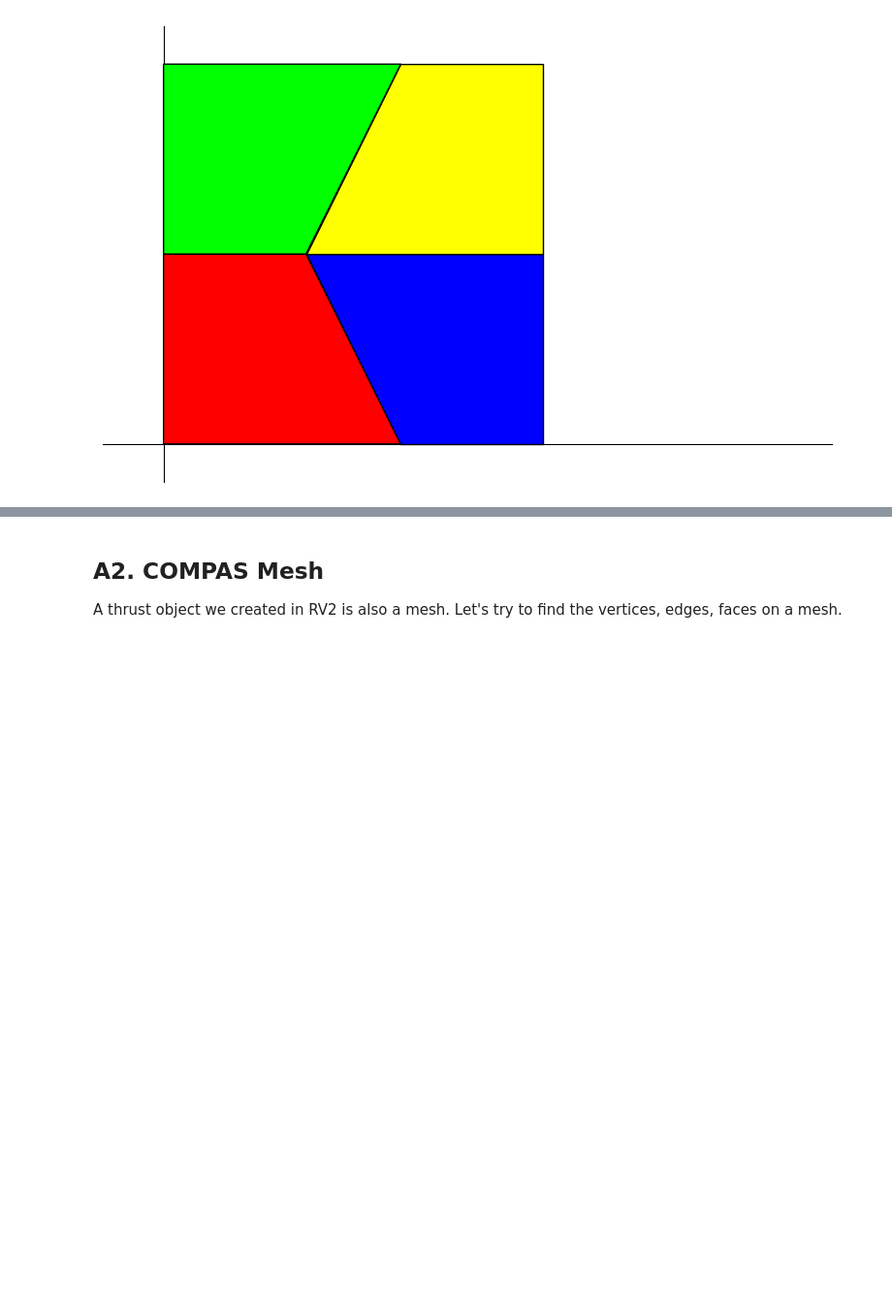
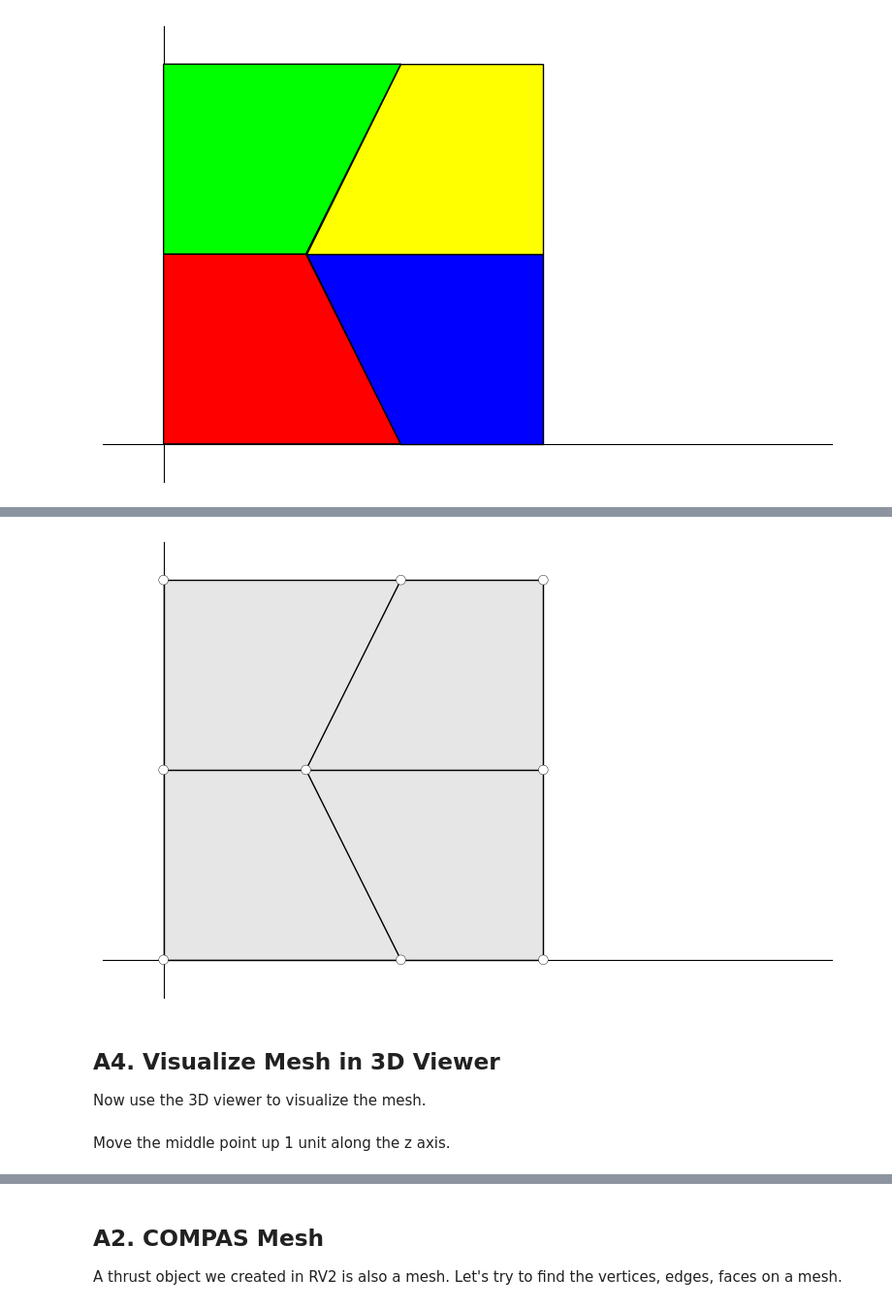
Before and after one commit to BRG-teaching/CSD2_2022, a Jupyter notebook: 3_Materialization/Tutorial5/week_6.ipynb, the cells around one changed output, grey strips where cells are left out. Shown: that part at 97% size. Drawn from its saved outputs; the diff is of its cells as text; code cells hidden in the pictures; blank space fills up the shorter version.

```diff
--- a/3_Materialization/Tutorial5/week_6.ipynb
+++ b/3_Materialization/Tutorial5/week_6.ipynb
@@ -65,0 +90,21 @@ plotter.show()
+# %%
+from compas.datastructures import Mesh
+from compas_plotters import Plotter
+
+vertices = [[0, 0, 0], [2.5, 0, 0], [4, 0, 0],
+         [0, 2, 0], [1.5, 2, 0], [4, 2, 0],
+         [0, 4, 0], [2.5, 4, 0], [4, 4, 0]]
+
+faces = [[0, 1, 4, 3], [1, 2, 5, 4], [3, 4, 7, 6], [4, 5, 8, 7]]
+
+mesh = Mesh.from_vertices_and_faces(vertices, faces)
+
+plotter = Plotter(show_axes=True)
+plotter.add(mesh, sizepolicy='absolute')
+plotter.zoom_extents()
+plotter.show()
+# %% [output]
+[figure, added]
+# %% [markdown]
+## A4. Visualize Mesh in 3D Viewer
+Now use the 3D viewer to visualize the mesh.
@@ -65,0 +126,2 @@ plotter.show()
+# %% [markdown]
+Move the middle point up 1 unit along the z axis.
```
Also changed, not shown: parts of 39 cells of this notebook.
